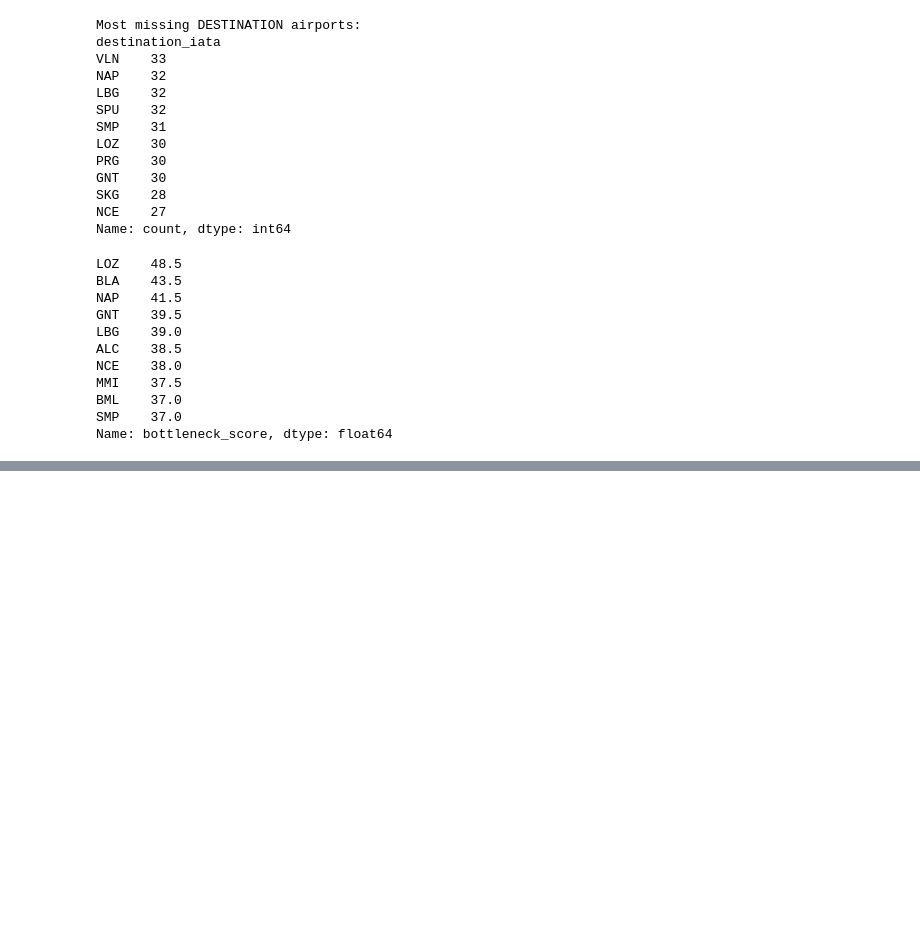
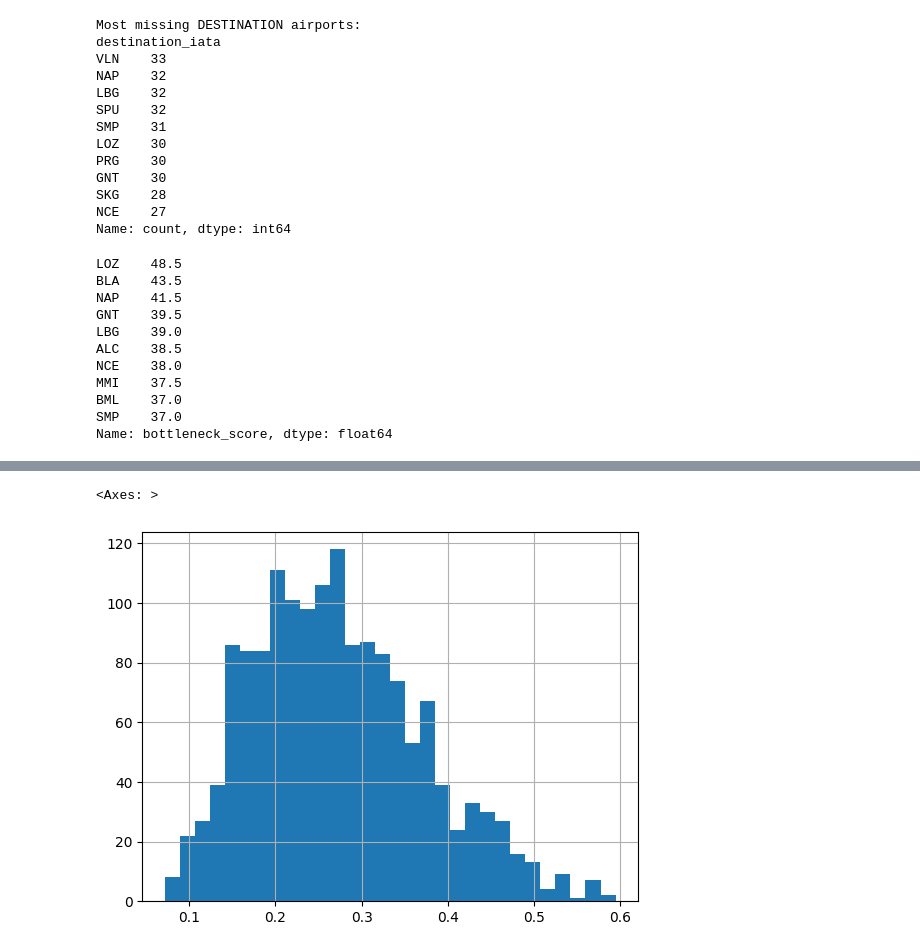
Before and after one commit to PhilippS01/ExDEx-A2, a Jupyter notebook: src/Q3_Analysis.ipynb, the cells around one changed output, grey strips where cells are left out. Drawn from its saved outputs; the diff is of its cells as text; code cells hidden in the pictures; blank space fills up the shorter version.

```diff
--- a/src/Q3_Analysis.ipynb
+++ b/src/Q3_Analysis.ipynb
@@ -442,0 +460,10 @@ df_joined.dropna()
+# %%
+df_clean["access_ratio"] = (
+    df_clean["airport_travel_time_min"]
+    / df_clean["total_travel_time_min"]
+)
+
+df_clean["access_ratio"].hist(bins=30)
+# %% [output]
+<Axes: >
+[figure, added]
```
Also changed, not shown: parts of 13 cells of this notebook.
